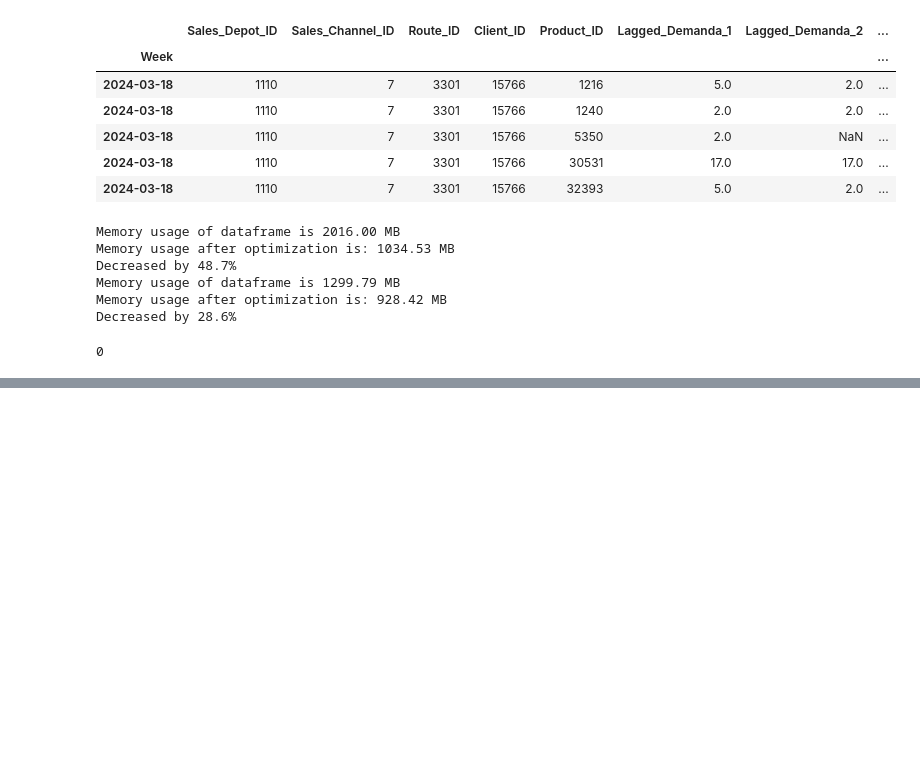
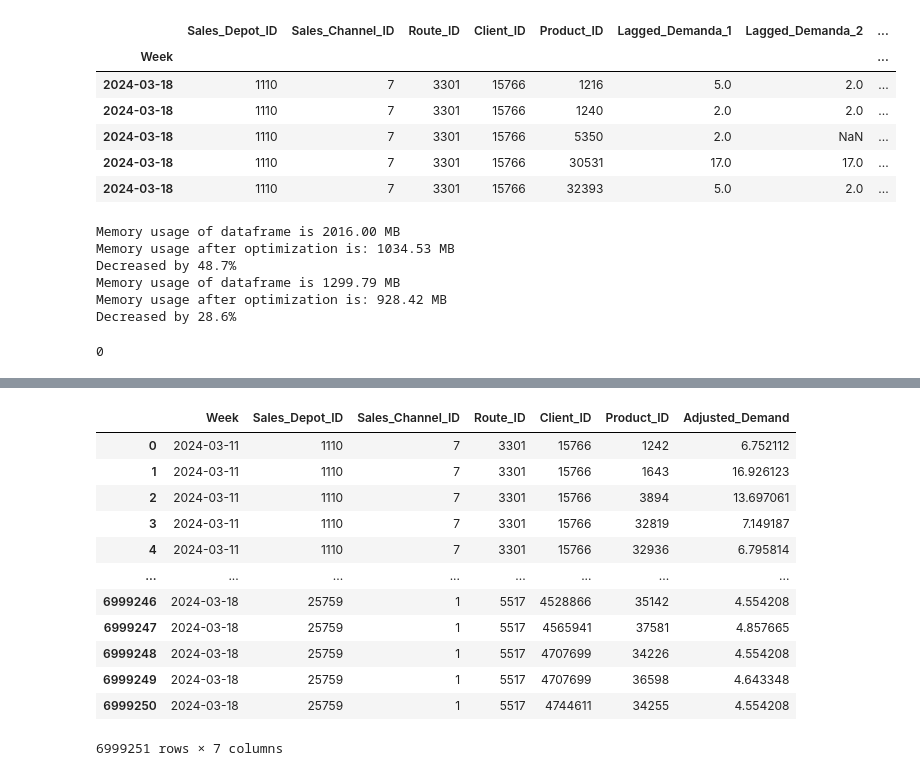
Before and after one commit to agshiv92/Azure_ML_project-2, a Jupyter notebook: group-bimbo-predictive-model.ipynb, the cells around one changed output, grey strips where cells are left out. Drawn from its saved outputs; the diff is of its cells as text; code cells hidden in the pictures; blank space fills up the shorter version.

Commit message:
Kaggle Notebook | Group Bimbo Predictive Model | Version 4

```diff
--- a/group-bimbo-predictive-model.ipynb
+++ b/group-bimbo-predictive-model.ipynb
@@ -775,0 +772,3 @@ test_df_second_week=test_df[test_df.index==pd.to_datetime('2024-03-18')]
+# %%
+y_test_pred = model.predict(test_df_second_week)
+test_df_second_week['Adjusted_Demand']=y_test_pred
@@ -775,0 +777,5 @@ test_df_second_week=test_df[test_df.index==pd.to_datetime('2024-03-18')]
+# %%
+submission = pd.concat([test_df_first_week,test_df_second_week])
+# %%
+submission = submission[['Sales_Depot_ID', 'Sales_Channel_ID', 'Route_ID', 'Client_ID',
+           'Product_ID','Adjusted_Demand']]
@@ -775,0 +784,16 @@ test_df_second_week=test_df[test_df.index==pd.to_datetime('2024-03-18')]
+# %%
+submission
+# %% [output]
+|  | Week | Sales_Depot_ID | Sales_Channel_ID | Route_ID | Client_ID | Product_ID | Adjusted_Demand |
+| 0 | 2024-03-11 | 1110 | 7 | 3301 | 15766 | 1242 | 6.752112 |
+| 1 | 2024-03-11 | 1110 | 7 | 3301 | 15766 | 1643 | 16.926123 |
+| 2 | 2024-03-11 | 1110 | 7 | 3301 | 15766 | 3894 | 13.697061 |
+| 3 | 2024-03-11 | 1110 | 7 | 3301 | 15766 | 32819 | 7.149187 |
+| 4 | 2024-03-11 | 1110 | 7 | 3301 | 15766 | 32936 | 6.795814 |
+| ... | ... | ... | ... | ... | ... | ... | ... |
+| 6999246 | 2024-03-18 | 25759 | 1 | 5517 | 4528866 | 35142 | 4.554208 |
+| 6999247 | 2024-03-18 | 25759 | 1 | 5517 | 4565941 | 37581 | 4.857665 |
+| 6999248 | 2024-03-18 | 25759 | 1 | 5517 | 4707699 | 34226 | 4.554208 |
+| 6999249 | 2024-03-18 | 25759 | 1 | 5517 | 4707699 | 36598 | 4.643348 |
+| 6999250 | 2024-03-18 | 25759 | 1 | 5517 | 4744611 | 34255 | 4.554208 |
+6999251 rows × 7 columns
```
Also changed, not shown: parts of 23 cells of this notebook.
